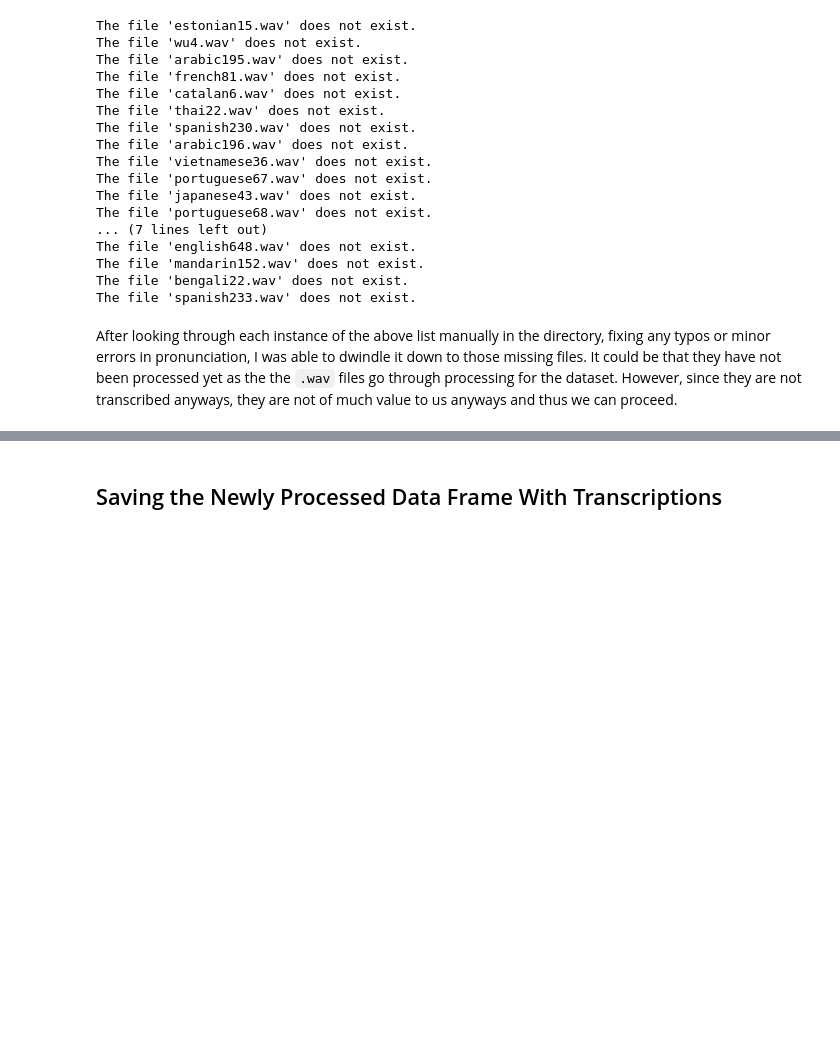
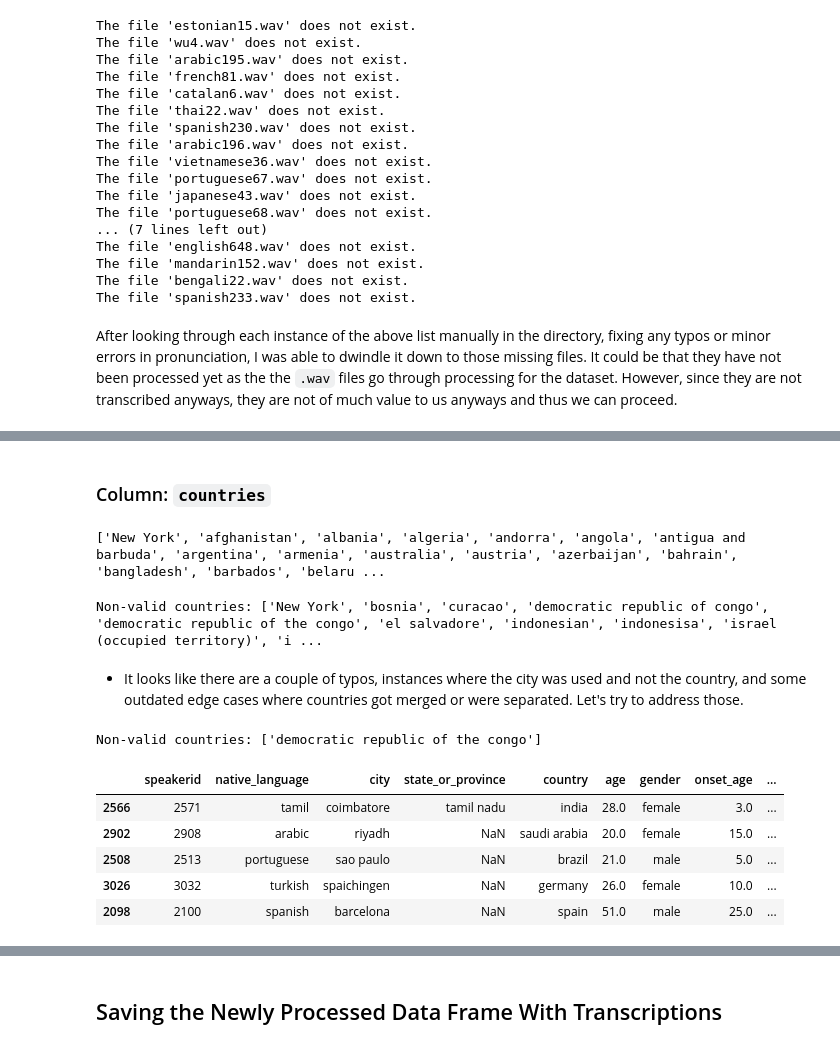
Before and after one commit to Data-Science-for-Linguists-2024/Speech-Accent-Analysis, a Jupyter notebook: notebooks/full_data_processing.ipynb, the cells around one changed output, grey strips where cells are left out. Saved outputs shown, nothing was run; the diff lists cells and outputs as text; code cells hidden in the pictures; blank space fills up the shorter version.

```diff
--- a/notebooks/full_data_processing.ipynb
+++ b/notebooks/full_data_processing.ipynb
@@ -289,0 +437,73 @@ saa_df
+# %% [markdown]
+### Column: `countries`
+# %%
+countries = list(saa_df[saa_df['country'].notna()]['country'].unique())
+countries.sort()
+print(countries)
+# %% [output]
+['New York', 'afghanistan', 'albania', 'algeria', 'andorra', 'angola', 'antigua and barbuda', 'argentina', 'armenia', 'australia', 'austria', 'azerbaijan', 'bahrain', 'bangladesh', 'barbados', 'belaru ...
+# %%
+import pycountry
+
+def is_valid_country(name):
+    try:
+        if pycountry.countries.lookup(name):
+            return True
+    except LookupError:
+        return False
+
+print("Non-valid countries:", [name for name in countries if not is_valid_country(name)])
+# %% [output]
+Non-valid countries: ['New York', 'bosnia', 'curacao', 'democratic republic of congo', 'democratic republic of the congo', 'el salvadore', 'indonesian', 'indonesisa', 'israel (occupied territory)', 'i ...
+# %% [markdown]
+- It looks like there are a couple of typos, instances where the city was used and not the country, and some outdated edge cases where countries got merged or were separated. Let's try to address those.
+# %%
+updated_countries = {
+        'New York':'usa',
+        'bosnia':'bosnia and herzegovina',
+        'curacao':'curaçao',
+        'democratic republic of congo':'democratic republic of the congo',
+        'el salvadore':'el salvador',
+        'indonesian':'indonesia',
+        'indonesisa':'indonesia',
+        'israel (occupied territory)':'israel',
+        'ivory coast':'Côte d\'Ivoire',
+        'kyrgystan':'kyrgyzstan',
+        'macedonia':'north macedonia',
+        'palestine':'palestine, state of',
+        'philippiness':'Philippines',
+        'republic of georgia':'georgia',
+        'romanian':'romania',
+        'russia':'russian federation',
+        'sicily':'italy',
+        'the bahamas':'bahamas',
+        'tibet':'china',
+        'trinidad':'trinidad and tobago',
+        'turkey':'türkiye',
+        'uk':'united kingdom of great britain and northern ireland',
+        'us virgin islands':'virgin islands, u.s.',
+        'vietnamese':'vietnam',
+        'virginia':'usa',
+        'kosovo':'serbia'
+    }
+# Let's fix those label typos in learning style
+def corrected_countries(value):
+
+    return updated_countries.get(value, value)
+
+saa_df['country'] = saa_df['country'].apply(corrected_countries)
+
+countries = list(saa_df[saa_df['country'].notna()]['country'].unique())
+countries.sort()
+print("Non-valid countries:", [name for name in countries if not is_valid_country(name)])
+# %% [output]
+Non-valid countries: ['democratic republic of the congo']
+# %%
+saa_df.sample(5)
+# %% [output]
+|  | speakerid | native_language | city | state_or_province | country | age | gender | onset_age | ... |
+| 2566 | 2571 | tamil | coimbatore | tamil nadu | india | 28.0 | female | 3.0 | ... |
+| 2902 | 2908 | arabic | riyadh | NaN | saudi arabia | 20.0 | female | 15.0 | ... |
+| 2508 | 2513 | portuguese | sao paulo | NaN | brazil | 21.0 | male | 5.0 | ... |
+| 3026 | 3032 | turkish | spaichingen | NaN | germany | 26.0 | female | 10.0 | ... |
+| 2098 | 2100 | spanish | barcelona | NaN | spain | 51.0 | male | 25.0 | ... |
```
Also changed, not shown: parts of 35 cells of this notebook, 9 other files.
